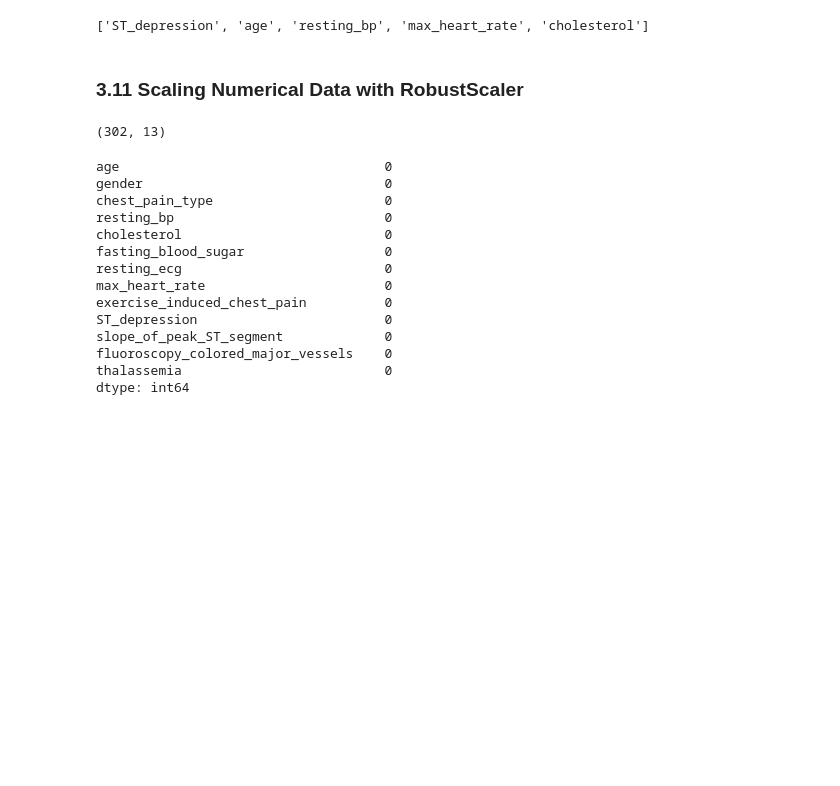
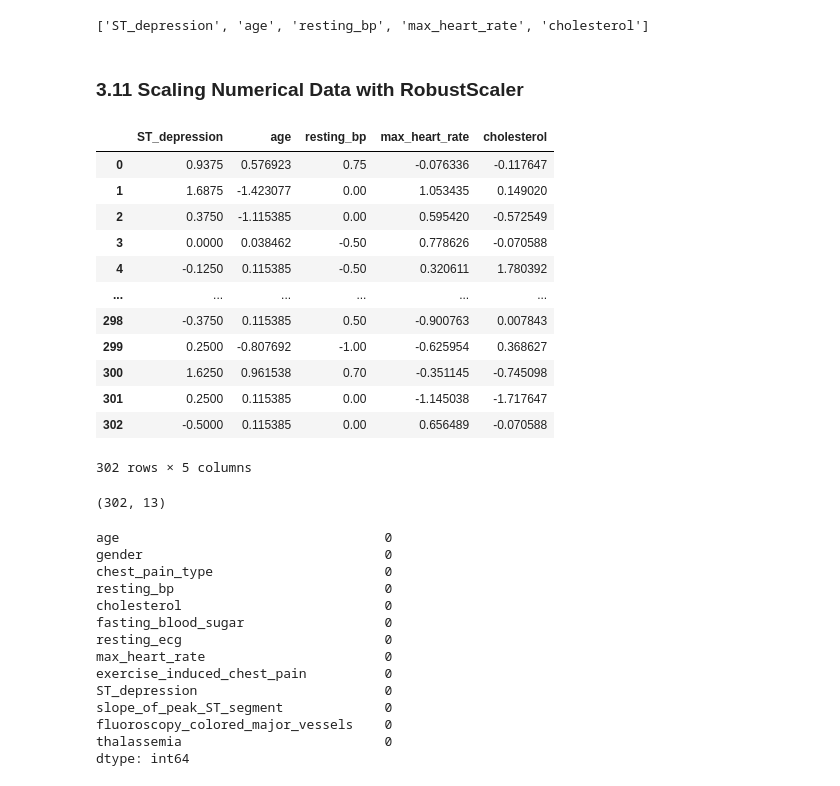
Before and after one commit to subratamondal1/Heart-Attack-Prediction, a Jupyter notebook: Heart Attack.ipynb, the cells around one changed output. Drawn from its saved outputs; the diff is of its cells as text; code cells hidden in the pictures; blank space fills up the shorter version.

```diff
--- a/Heart Attack.ipynb
+++ b/Heart Attack.ipynb
@@ -381,6 +382,22 @@ numerical_columns
 robust_scaler = preprocessing.RobustScaler()
 scaled_X_num = robust_scaler.fit_transform(X[numerical_columns])
 X[numerical_columns] = scaled_X_num
+# %%
+X[numerical_columns]
+# %% [output]
+|  | ST_depression | age | resting_bp | max_heart_rate | cholesterol |
+| 0 | 0.9375 | 0.576923 | 0.75 | -0.076336 | -0.117647 |
+| 1 | 1.6875 | -1.423077 | 0.00 | 1.053435 | 0.149020 |
+| 2 | 0.3750 | -1.115385 | 0.00 | 0.595420 | -0.572549 |
+| 3 | 0.0000 | 0.038462 | -0.50 | 0.778626 | -0.070588 |
+| 4 | -0.1250 | 0.115385 | -0.50 | 0.320611 | 1.780392 |
+| ... | ... | ... | ... | ... | ... |
+| 298 | -0.3750 | 0.115385 | 0.50 | -0.900763 | 0.007843 |
+| 299 | 0.2500 | -0.807692 | -1.00 | -0.625954 | 0.368627 |
+| 300 | 1.6250 | 0.961538 | 0.70 | -0.351145 | -0.745098 |
+| 301 | 0.2500 | 0.115385 | 0.00 | -1.145038 | -1.717647 |
+| 302 | -0.5000 | 0.115385 | 0.00 | 0.656489 | -0.070588 |
+302 rows × 5 columns
 # %%
 X.shape
 # %% [output]
```
Also changed, not shown: parts of 11 cells of this notebook, 1 other file.
